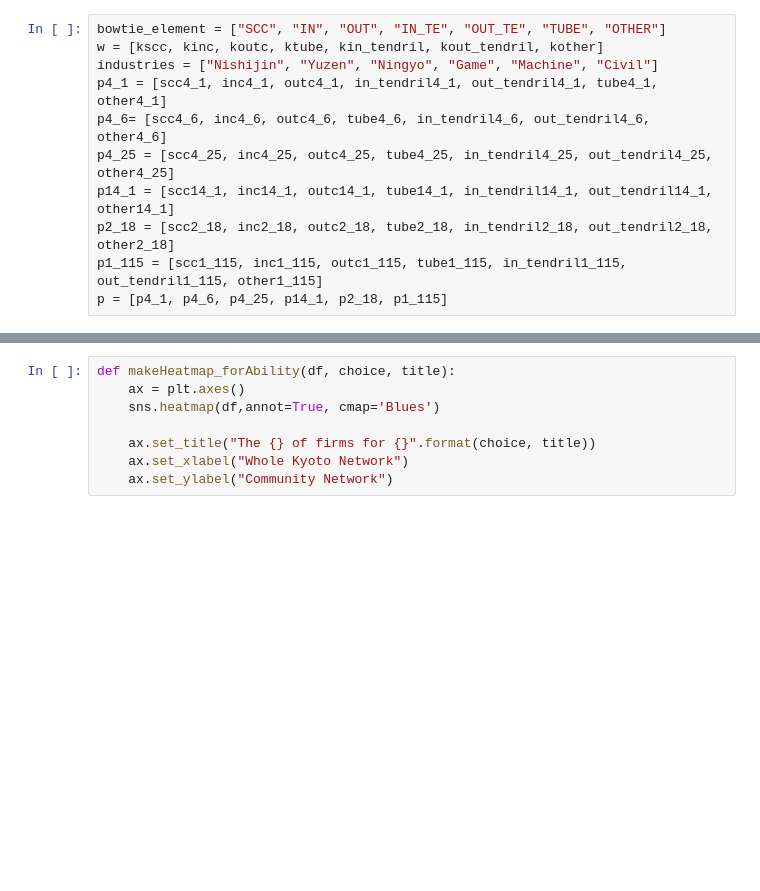
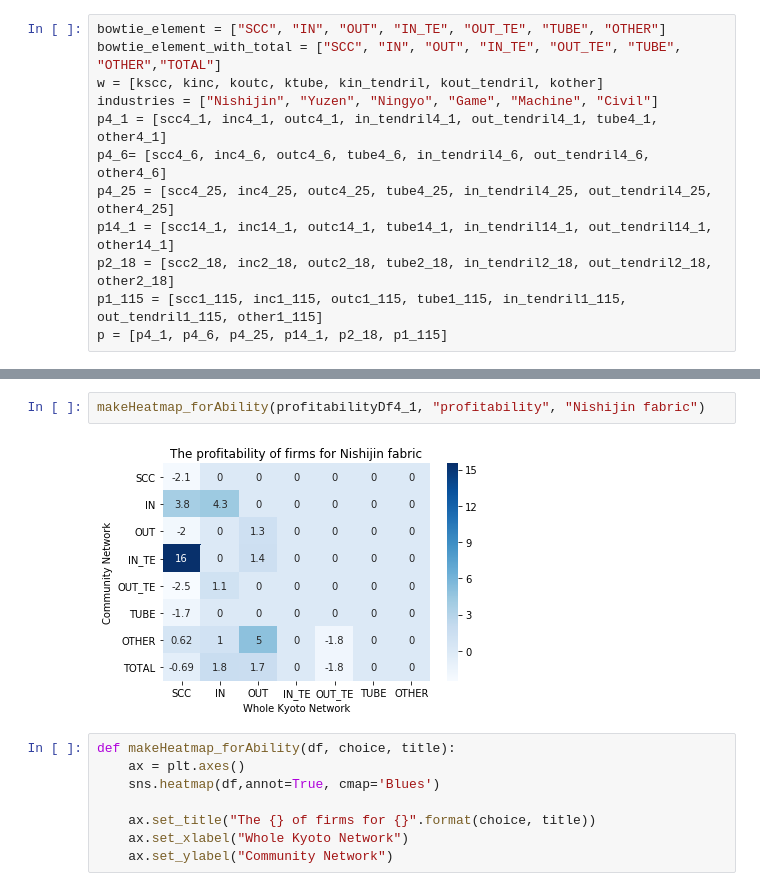
Before and after one commit to DaisukeSato56/analysis_profitability, a Jupyter notebook: upload_ver_profitability_and_productivity.ipynb, the cells around one changed output, grey strips where cells are left out. Cells and saved outputs as stored; diff of their text form; blank space fills up the shorter version.

```diff
--- a/upload_ver_profitability_and_productivity.ipynb
+++ b/upload_ver_profitability_and_productivity.ipynb
@@ -284,6 +284,7 @@ OUT_TENDRILSの大きさは 1
 OTHERの大きさは 0
 # %%
 bowtie_element = ["SCC", "IN", "OUT", "IN_TE", "OUT_TE", "TUBE", "OTHER"]
+bowtie_element_with_total = ["SCC", "IN", "OUT", "IN_TE", "OUT_TE", "TUBE", "OTHER","TOTAL"]
 w = [kscc, kinc, koutc, ktube, kin_tendril, kout_tendril, kother]
 industries = ["Nishijin", "Yuzen", "Ningyo", "Game", "Machine", "Civil"]
 p4_1 = [scc4_1, inc4_1, outc4_1, in_tendril4_1, out_tendril4_1, tube4_1, other4_1]
@@ -530,3 +611,7 @@ for index, (profitabilityDf, productivityDf)  in enumerate(zip(profitabilityDf_b
+# %%
+makeHeatmap_forAbility(profitabilityDf4_1, "profitability", "Nishijin fabric")
+# %% [output]
+[figure, added]
 # %%
 def makeHeatmap_forAbility(df, choice, title):
     ax = plt.axes()
```
Also changed, not shown: parts of 3 cells of this notebook.
